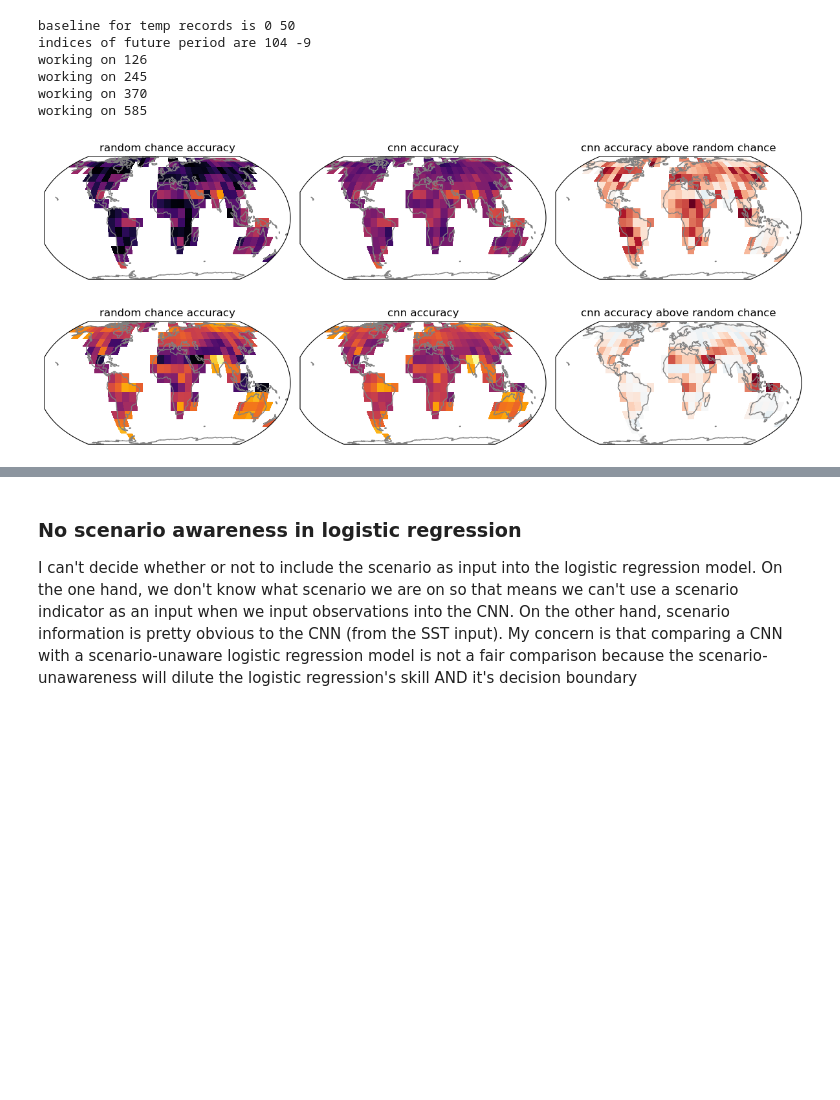
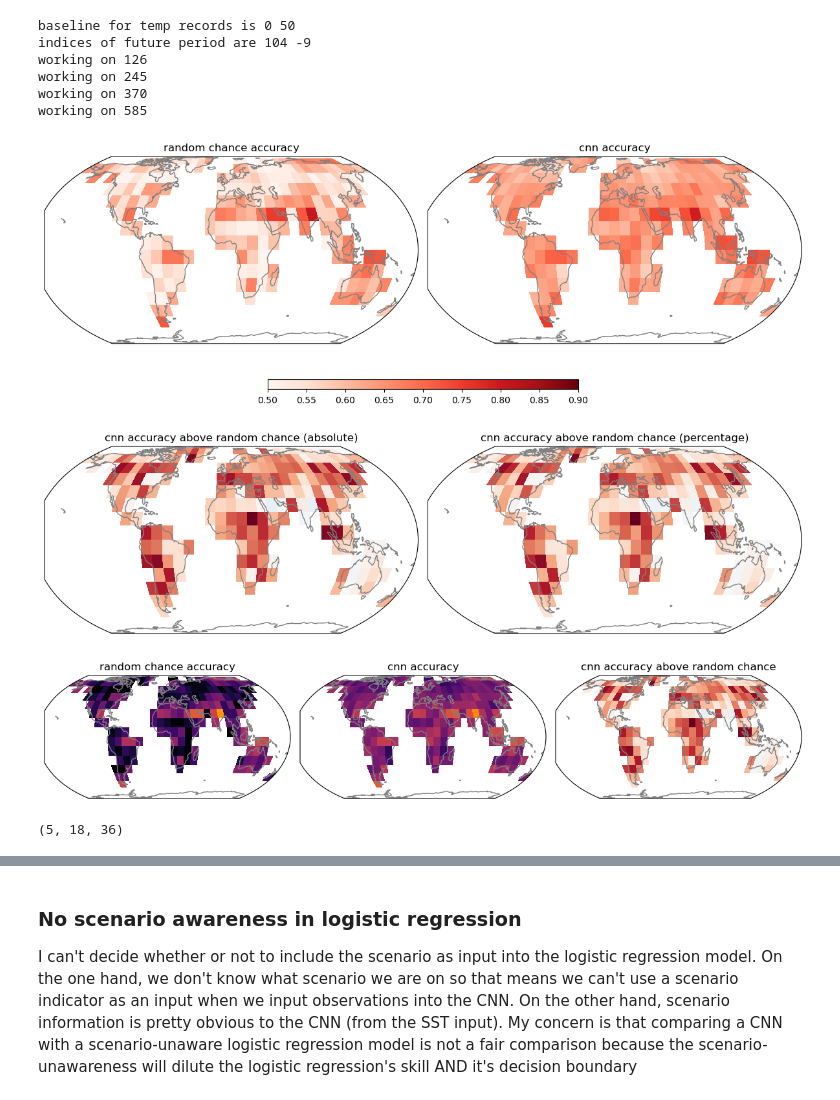
Before and after one commit to emily-gordy/predictability-emergence, a Jupyter notebook: FirstPredict.ipynb, the cells around one changed output, grey strips where cells are left out. Saved outputs shown, nothing was run; the diff lists cells and outputs as text; code cells hidden in the pictures; blank space fills up the shorter version.

```diff
--- a/FirstPredict.ipynb
+++ b/FirstPredict.ipynb
@@ -40,7 +42,9 @@ from sklearn.metrics import accuracy_score, classification_report
 # %%
 ssplist = ["126","245","370","585"]
 
-ssplistplot = ["hist","126","245","370","585"] # thank god i haven't flipflopped on ssp labeling! that would be so annoying
+# ssplist = ["370","585"]
+
+ssplistplot = ["hist"]+ ssplist # thank god i haven't flipflopped on ssp labeling! that would be so annoying
 
 # set user parameters
 
@@ -199,24 +203,37 @@ working on 585
 # %%
 plt.figure(figsize=(12,5))
 
-a1=plt.subplot(1,3,1,projection=ccrs.EqualEarth())
-a1.pcolormesh(lonvec+5,latvec+5,nulls2,vmin=0.5,vmax=0.9,cmap='inferno',transform=ccrs.PlateCarree())
+a1=plt.subplot(1,2,1,projection=ccrs.EqualEarth())
+a1.pcolormesh(lonvec+5,latvec+5,nulls2,vmin=0.5,vmax=0.9,cmap='Reds',transform=ccrs.PlateCarree())
 a1.coastlines(color='gray')
 plt.title('random chance accuracy')
 
-a1=plt.subplot(1,3,2,projection=ccrs.EqualEarth())
-a1.pcolormesh(lonvec+5,latvec+5,bestaccs[:,:,0],vmin=0.5,vmax=0.9,cmap='inferno',transform=ccrs.PlateCarree())
+a1=plt.subplot(1,2,2,projection=ccrs.EqualEarth())
+c1=a1.pcolormesh(lonvec+5,latvec+5,bestaccs[:,:,0],vmin=0.5,vmax=0.9,cmap='Reds',transform=ccrs.PlateCarree())
 a1.coastlines(color='gray')
 plt.title('cnn accuracy')
 
-a1=plt.subplot(1,3,3,projection=ccrs.EqualEarth())
+cax = plt.axes((0.3,0.07,0.4,0.03))
+cbar = plt.colorbar(c1,cax,orientation='horizontal')
+
+plt.tight_layout()
+
+plt.figure(figsize=(12,5))
+
+a1=plt.subplot(1,2,1,projection=ccrs.EqualEarth())
 a1.pcolormesh(lonvec+5,latvec+5,bestaccs[:,:,0]-nulls2,vmin=-0.15,vmax=0.15,cmap='RdBu_r',transform=ccrs.PlateCarree())
 a1.coastlines(color='gray')
-plt.title('cnn accuracy above random chance')
+plt.title('cnn accuracy above random chance (absolute)')
+
+a1=plt.subplot(1,2,2,projection=ccrs.EqualEarth())
+a1.pcolormesh(lonvec+5,latvec+5,100*(bestaccs[:,:,0]-nulls2)/nulls2,vmin=-30,vmax=30,cmap='RdBu_r',transform=ccrs.PlateCarree())
+a1.coastlines(color='gray')
+plt.title('cnn accuracy above random chance (percentage)')
 
 plt.tight_layout()
 # %% [output]
-[figure, old version]
+[figure, new version]
+[figure, added]
 # %%
 plt.figure(figsize=(12,5))
 
@@ -237,5 +254,9 @@ plt.title('cnn accuracy above random chance')
 
 plt.tight_layout()
 # %% [output]
-[figure, old version]
+[figure, new version]
+# %%
+gmt_first_correct.shape
+# %% [output]
+(5, 18, 36)
 # %%
```
Also changed, not shown: parts of 13 cells of this notebook, 2 other files.
